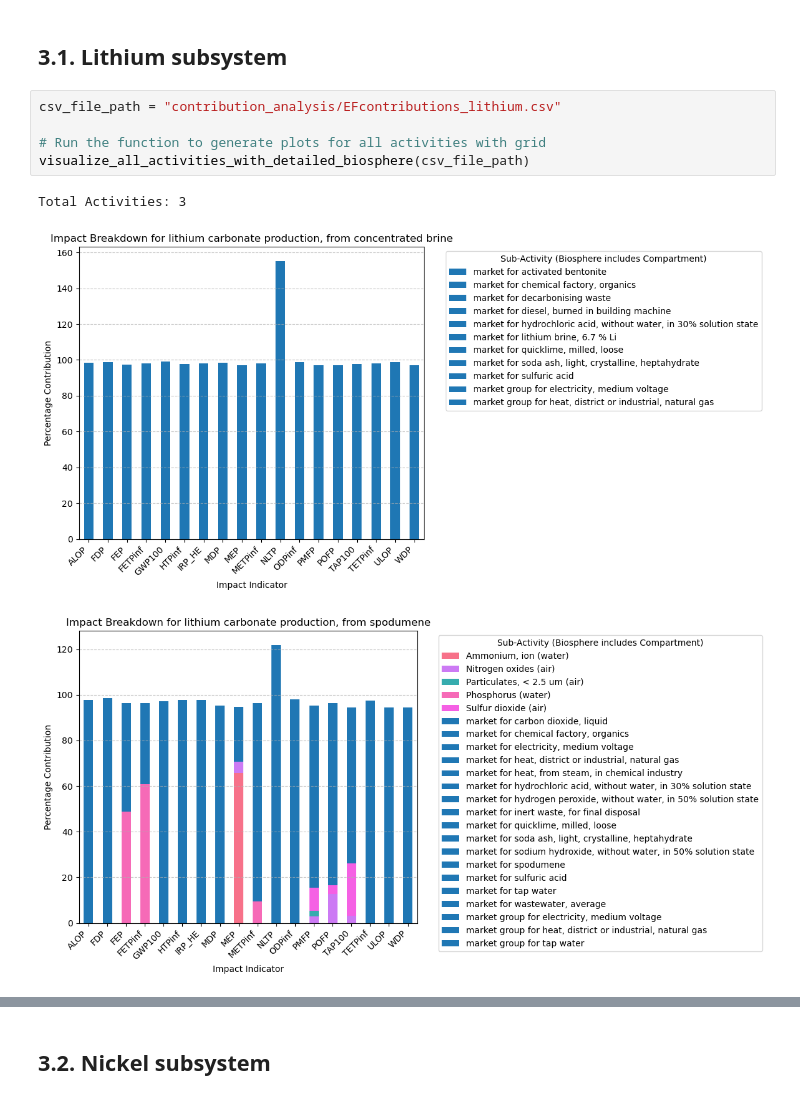
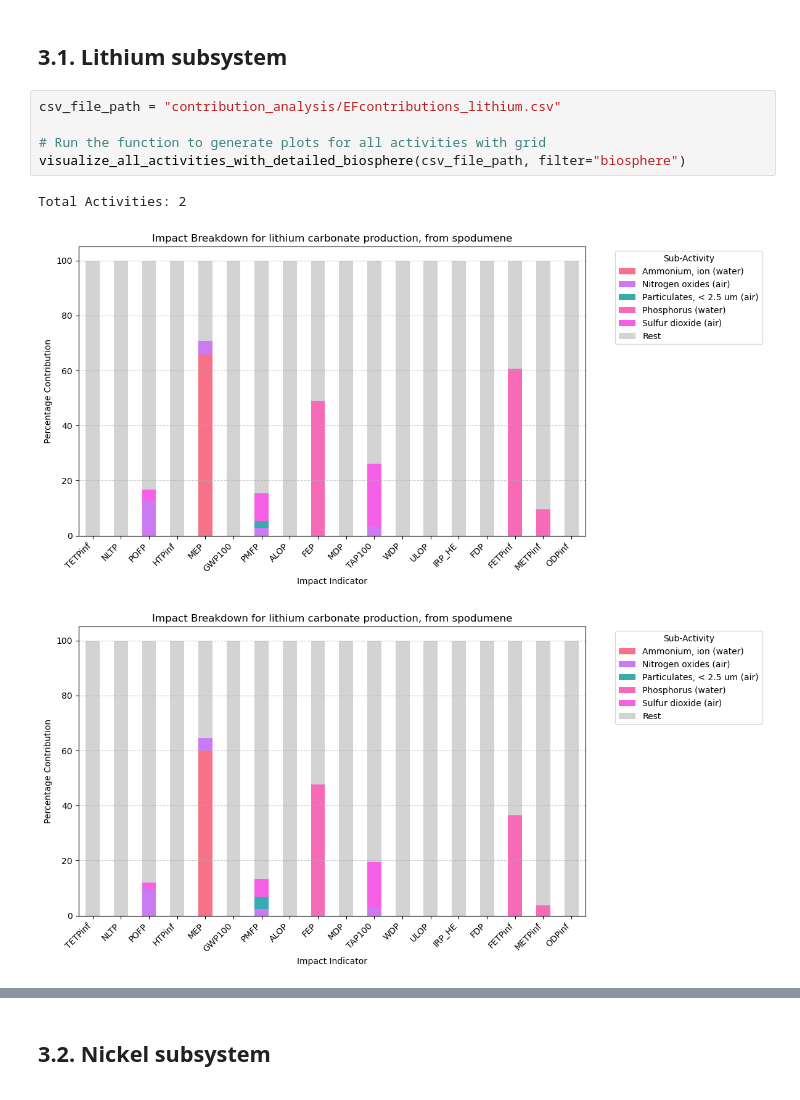
Before and after one commit to bernardomendonca/plca-NMC-oxide-BM-PhD, a Jupyter notebook: 9_visualisation.ipynb, the cells around one changed output, grey strips where cells are left out. Drawn from its saved outputs; the diff is of its cells as text.

```diff
--- a/9_visualisation.ipynb
+++ b/9_visualisation.ipynb
@@ -25,9 +24,9 @@ ssp1_vsi_interpolated_results_df = pd.read_csv('./outputs/combined_results/combi
 # %%
 csv_file_path = "contribution_analysis/EFcontributions_lithium.csv"
 
 # Run the function to generate plots for all activities with grid
-visualize_all_activities_with_detailed_biosphere(csv_file_path)
+visualize_all_activities_with_detailed_biosphere(csv_file_path, filter="biosphere")
 # %% [output]
-Total Activities: 3
+Total Activities: 2
-[figure, old version]
+[figure, new version]
-[figure, old version]
+[figure, new version]
```
Also changed, not shown: parts of 5 cells of this notebook, 3 other files.
